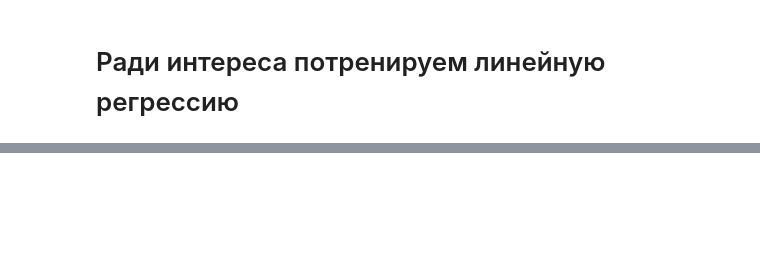
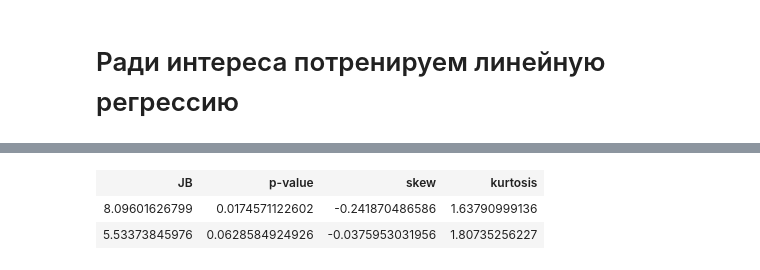
Before and after one commit to Zolberg101/yandex_interview_tasks, a Jupyter notebook: 3/Yandex - metrics analyzer - pre audition task 4.ipynb, the cells around one changed output, grey strips where cells are left out. Saved outputs shown, nothing was run; the diff lists cells and outputs as text; code cells hidden in the pictures; blank space fills up the shorter version.

```diff
--- a/3/Yandex - metrics analyzer - pre audition task 4.ipynb
+++ b/3/Yandex - metrics analyzer - pre audition task 4.ipynb
@@ -296,9 +296,11 @@ f = plt.figure(figsize=(10, 10), dpi=80)
 
 for i in xrange(len(df)):
     df[i]['Predicted'] = predictions[i]
+    df[i]['Remainder'] = df[i]['Monthly'] - df[i]['Predicted']
 
 graphs = [  'Monthly',
-            'Predicted'
+            'Predicted',
+            'Remainder'
             ]
 
 grid = matplotlib.gridspec.GridSpec(len(graphs),1)
@@ -352,0 +325,17 @@ resplot = res.plot()
+# %%
+for q in [3,4,5,6]:
+
+    x = np.linspace(0,100, 93)
+
+    x1 = np.linspace(0,120, 115)
+
+    z= []
+
+    f = plt.figure(figsize=(13, 5), dpi=80)
+
+    for i in xrange(len(df)):
+        z.append(np.polyfit(x, df[i]['Monthly'], q))
+        z[i] = np.poly1d(z[i])
+        plt.plot(x, df[i]['Monthly'], '.', x1, z[i](x1), '--')
+
+    plt.show()
@@ -352,0 +355,10 @@ resplot = res.plot()
+# %%
+i = 0
+
+y= []
+for i in xrange(len(df)):
+    y.append(df[i]['Monthly'])
+    q = y[i].describe()
+    print q
+    fig = plt.figure(figsize=(5,5))
+    fig = y[i].hist()
@@ -352,0 +388,17 @@ resplot = res.plot()
+# %%
+row = ['JB', 'p-value', 'skew', 'kurtosis']
+
+
+jb_tests = []
+
+for i in xrange(len(df)):
+
+    jb_tests.append(sm.stats.stattools.jarque_bera(y[i]))
+
+a = np.vstack(jb_tests)
+itog = SimpleTable(a, row)
+itog
+# %% [output]
+| JB | p-value | skew | kurtosis |
+| 8.09601626799 | 0.0174571122602 | -0.241870486586 | 1.63790999136 |
+| 5.53373845976 | 0.0628584924926 | -0.0375953031956 | 1.80735256227 |
```
Also changed, not shown: parts of 21 cells of this notebook.
